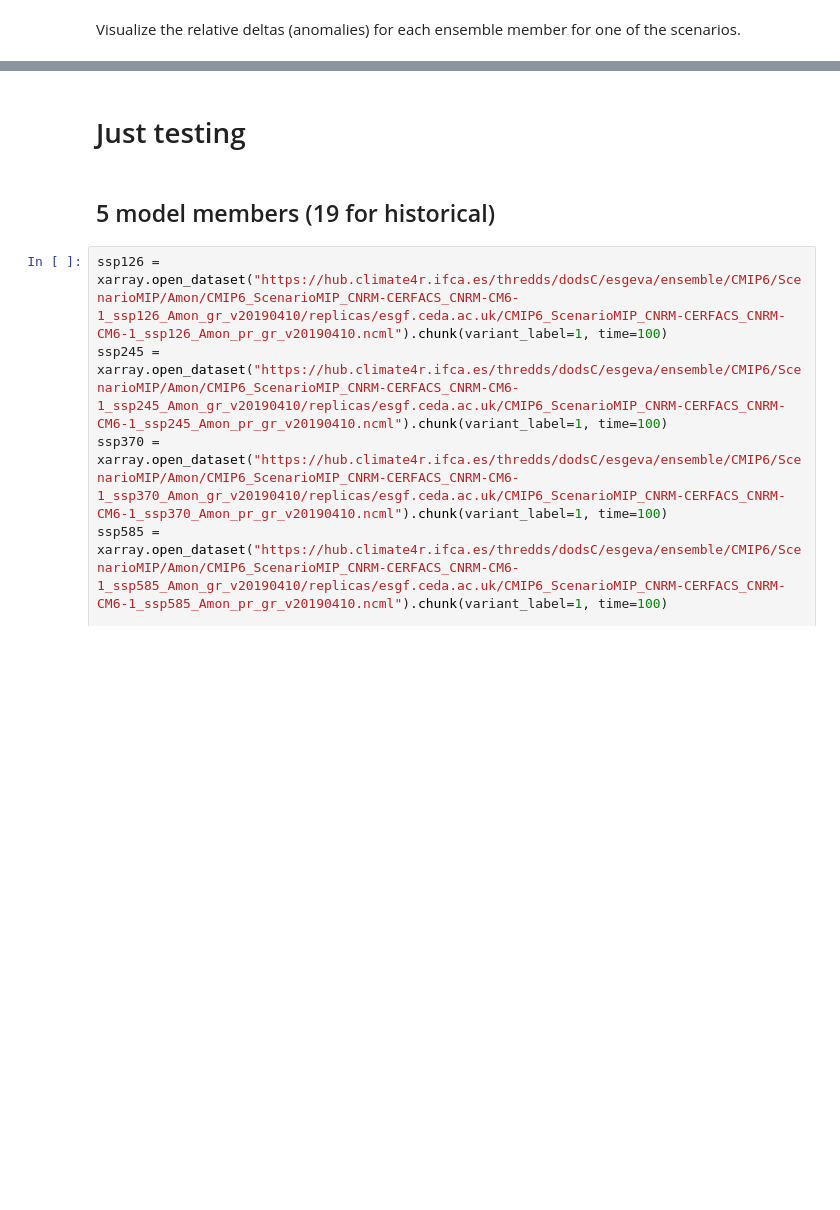
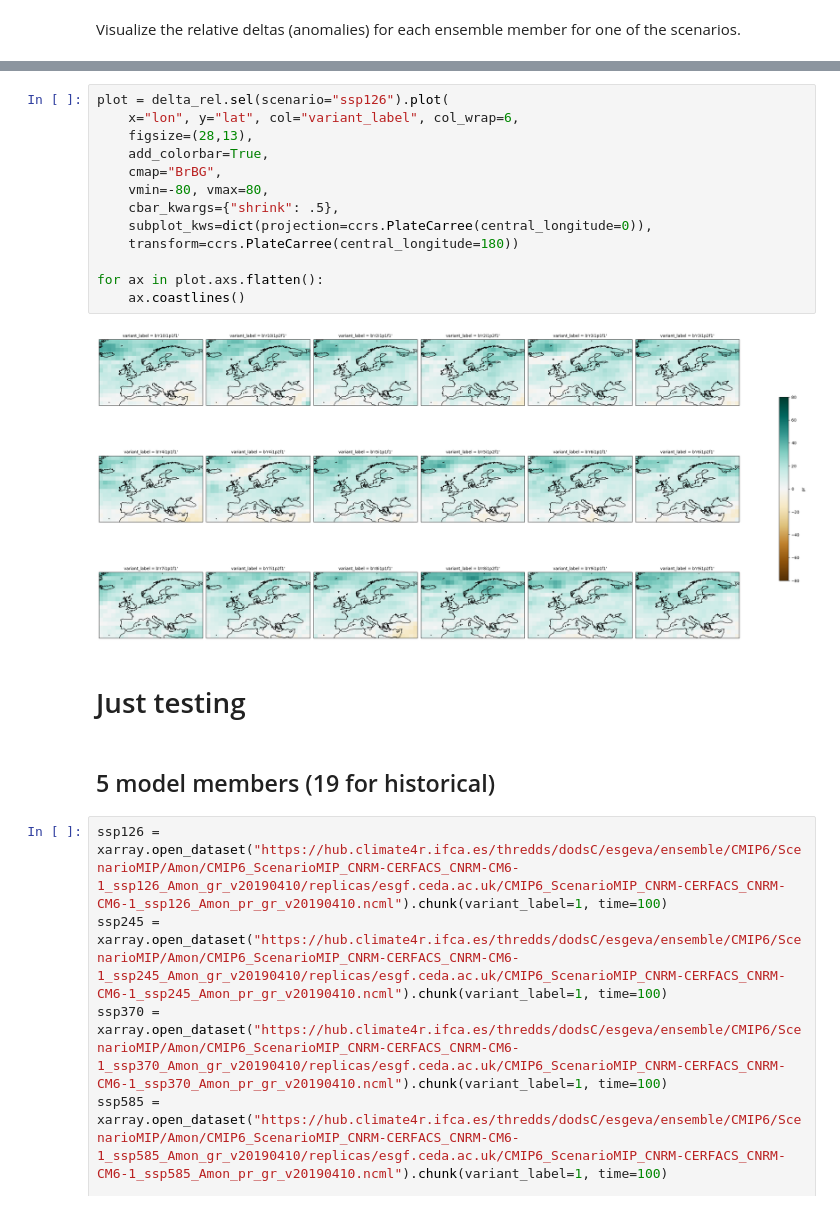
Before and after one commit to zequihg50/esgf-virtual-aggregation, a Jupyter notebook: model_evaluation.ipynb, the cells around one changed output, grey strips where cells are left out. Saved outputs shown, nothing was run; the diff lists cells and outputs as text; blank space fills up the shorter version.

```diff
--- a/model_evaluation.ipynb
+++ b/model_evaluation.ipynb
@@ -100,3 +103,18 @@ for ax in plot.axs.flatten():
+# %%
+plot = delta_rel.sel(scenario="ssp126").plot(
+    x="lon", y="lat", col="variant_label", col_wrap=6,
+    figsize=(28,13),
+    add_colorbar=True,
+    cmap="BrBG",
+    vmin=-80, vmax=80,
+    cbar_kwargs={"shrink": .5},
+    subplot_kws=dict(projection=ccrs.PlateCarree(central_longitude=0)),
+    transform=ccrs.PlateCarree(central_longitude=180))
+
+for ax in plot.axs.flatten():
+    ax.coastlines()
+# %% [output]
+[figure, added]
 # %% [markdown]
 # Just testing
 # %% [markdown]
```
Also changed, not shown: parts of 4 cells of this notebook.
